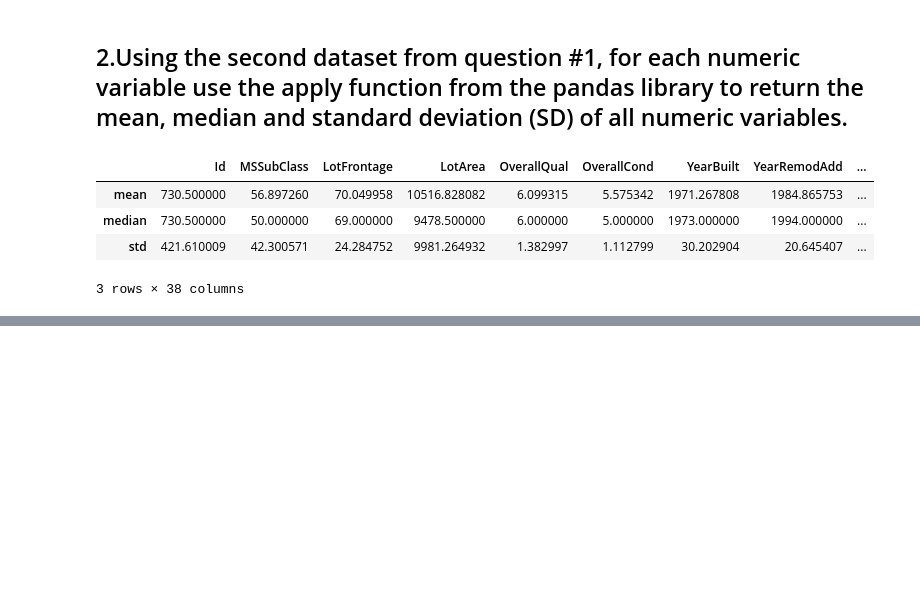
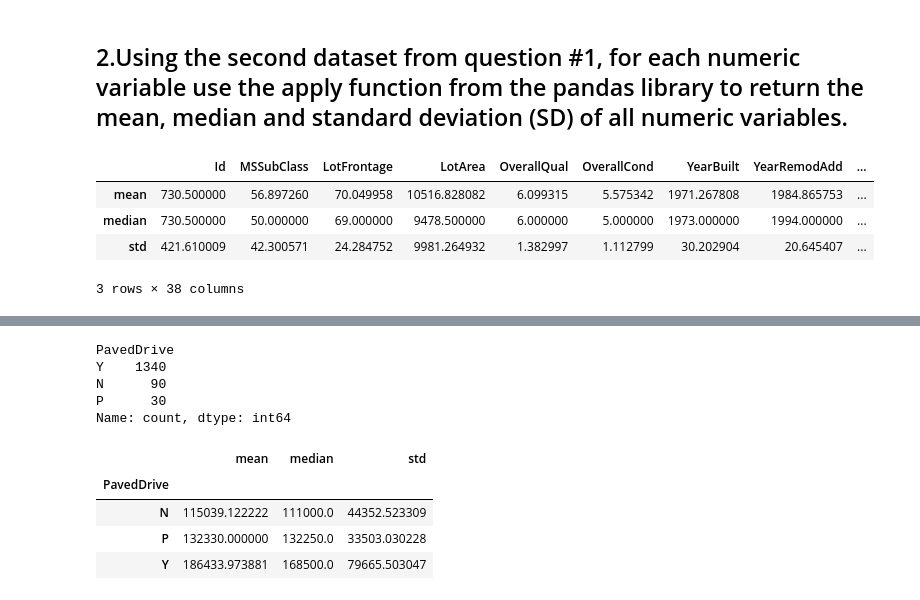
Before and after one commit to 97Peipei/QMSS-GR5072-Spring2026-HWs, a Jupyter notebook: homework-4-main/HW04.ipynb, the cells around one changed output, grey strips where cells are left out. Cells and saved outputs as stored; diff of their text form; code cells hidden in the pictures; blank space fills up the shorter version.

```diff
--- a/homework-4-main/HW04.ipynb
+++ b/homework-4-main/HW04.ipynb
@@ -99,0 +102,20 @@ summary_stats
+# %%
+saleprice_df = numeric_df[["SalePrice"]]
+df["PavedDrive"].value_counts(dropna=False)
+# %% [output]
+PavedDrive
+Y    1340
+N      90
+P      30
+Name: count, dtype: int64
+# %%
+saleprice_paveddrive = df[["PavedDrive", "SalePrice"]]
+# %%
+saleprice_summary = saleprice_paveddrive.groupby("PavedDrive")["SalePrice"].agg(["mean", "median", "std"])
+saleprice_summary
+# %% [output]
+|  | mean | median | std |
+| PavedDrive |  |  |  |
+| N | 115039.122222 | 111000.0 | 44352.523309 |
+| P | 132330.000000 | 132250.0 | 33503.030228 |
+| Y | 186433.973881 | 168500.0 | 79665.503047 |
```
Also changed, not shown: parts of 1 cell of this notebook.
